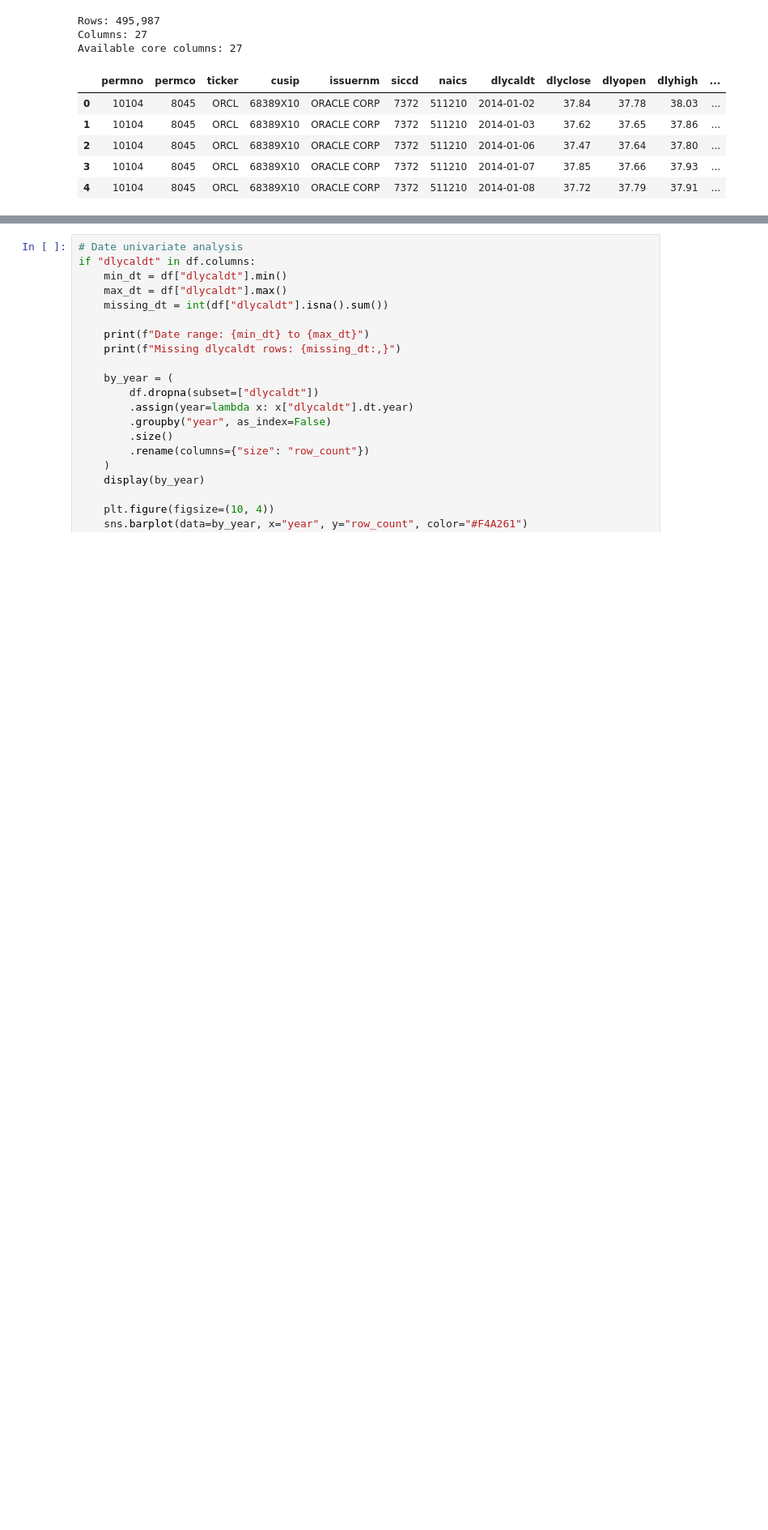
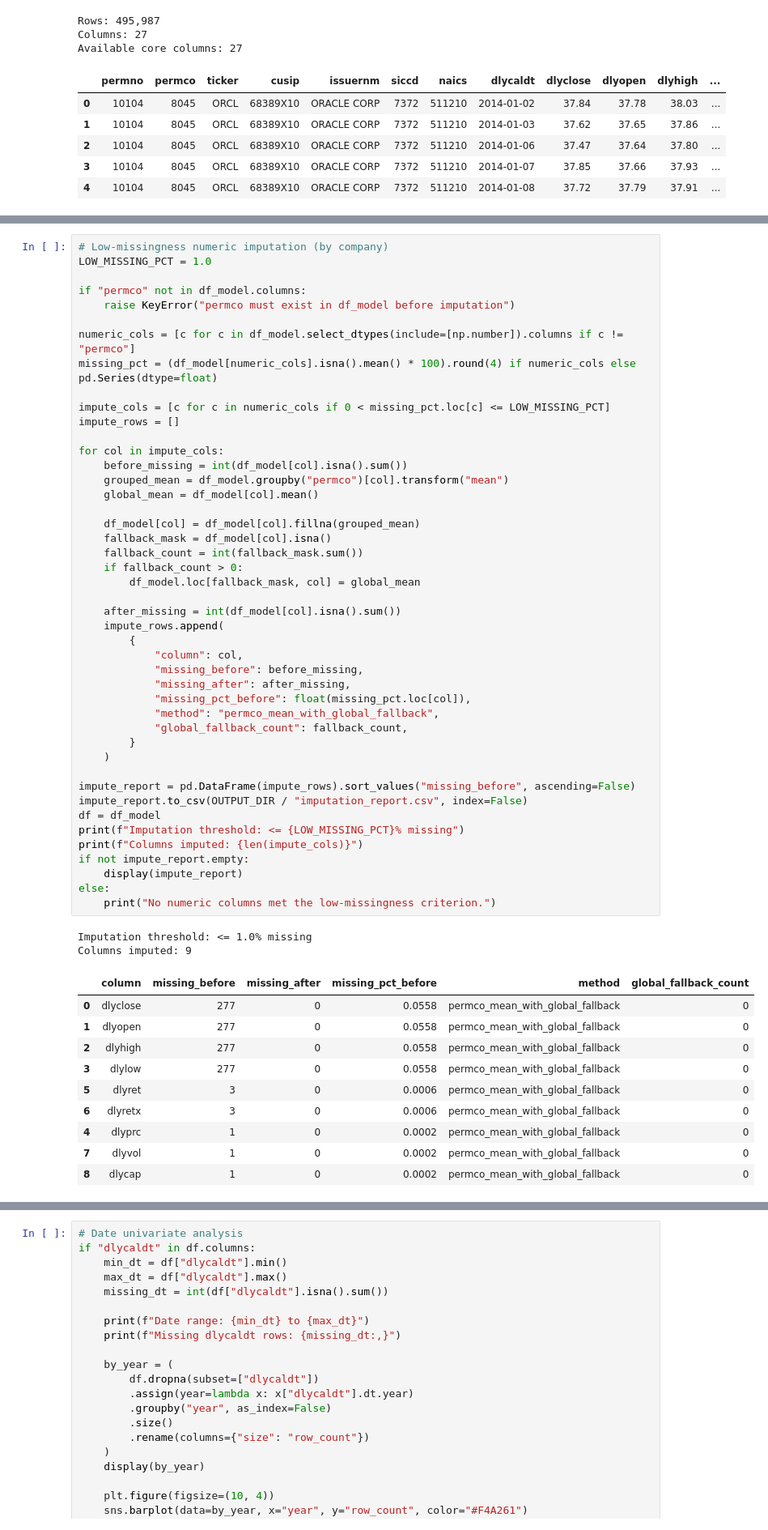
Before and after one commit to B2003R/FA-Project, a Jupyter notebook: EDA_CRSP.ipynb, the cells around one changed output, grey strips where cells are left out. Shown at 81% size. Saved outputs shown, nothing was run; the diff lists cells and outputs as text; blank space fills up the shorter version.

```diff
--- a/EDA_CRSP.ipynb
+++ b/EDA_CRSP.ipynb
@@ -97,3 +172,61 @@ Available core columns: 27
+# %%
+# Low-missingness numeric imputation (by company)
+LOW_MISSING_PCT = 1.0
+
+if "permco" not in df_model.columns:
+    raise KeyError("permco must exist in df_model before imputation")
+
+numeric_cols = [c for c in df_model.select_dtypes(include=[np.number]).columns if c != "permco"]
+missing_pct = (df_model[numeric_cols].isna().mean() * 100).round(4) if numeric_cols else pd.Series(dtype=float)
+
+impute_cols = [c for c in numeric_cols if 0 < missing_pct.loc[c] <= LOW_MISSING_PCT]
+impute_rows = []
+
+for col in impute_cols:
+    before_missing = int(df_model[col].isna().sum())
+    grouped_mean = df_model.groupby("permco")[col].transform("mean")
+    global_mean = df_model[col].mean()
+
+    df_model[col] = df_model[col].fillna(grouped_mean)
+    fallback_mask = df_model[col].isna()
+    fallback_count = int(fallback_mask.sum())
+    if fallback_count > 0:
+        df_model.loc[fallback_mask, col] = global_mean
+
+    after_missing = int(df_model[col].isna().sum())
+    impute_rows.append(
+        {
+            "column": col,
+            "missing_before": before_missing,
+            "missing_after": after_missing,
+            "missing_pct_before": float(missing_pct.loc[col]),
+            "method": "permco_mean_with_global_fallback",
+            "global_fallback_count": fallback_count,
+        }
+    )
+
+impute_report = pd.DataFrame(impute_rows).sort_values("missing_before", ascending=False)
+impute_report.to_csv(OUTPUT_DIR / "imputation_report.csv", index=False)
+df = df_model
+print(f"Imputation threshold: <= {LOW_MISSING_PCT}% missing")
+print(f"Columns imputed: {len(impute_cols)}")
+if not impute_report.empty:
+    display(impute_report)
+else:
+    print("No numeric columns met the low-missingness criterion.")
+# %% [output]
+Imputation threshold: <= 1.0% missing
+Columns imputed: 9
+|  | column | missing_before | missing_after | missing_pct_before | method | global_fallback_count |
+| 0 | dlyclose | 277 | 0 | 0.0558 | permco_mean_with_global_fallback | 0 |
+| 1 | dlyopen | 277 | 0 | 0.0558 | permco_mean_with_global_fallback | 0 |
+| 2 | dlyhigh | 277 | 0 | 0.0558 | permco_mean_with_global_fallback | 0 |
+| 3 | dlylow | 277 | 0 | 0.0558 | permco_mean_with_global_fallback | 0 |
+| 5 | dlyret | 3 | 0 | 0.0006 | permco_mean_with_global_fallback | 0 |
+| 6 | dlyretx | 3 | 0 | 0.0006 | permco_mean_with_global_fallback | 0 |
+| 4 | dlyprc | 1 | 0 | 0.0002 | permco_mean_with_global_fallback | 0 |
+| 7 | dlyvol | 1 | 0 | 0.0002 | permco_mean_with_global_fallback | 0 |
+| 8 | dlycap | 1 | 0 | 0.0002 | permco_mean_with_global_fallback | 0 |
 # %%
 # Overview and quality diagnostics
 schema_df = pd.DataFrame({
```
Also changed, not shown: parts of 17 cells of this notebook, 1 other file.
